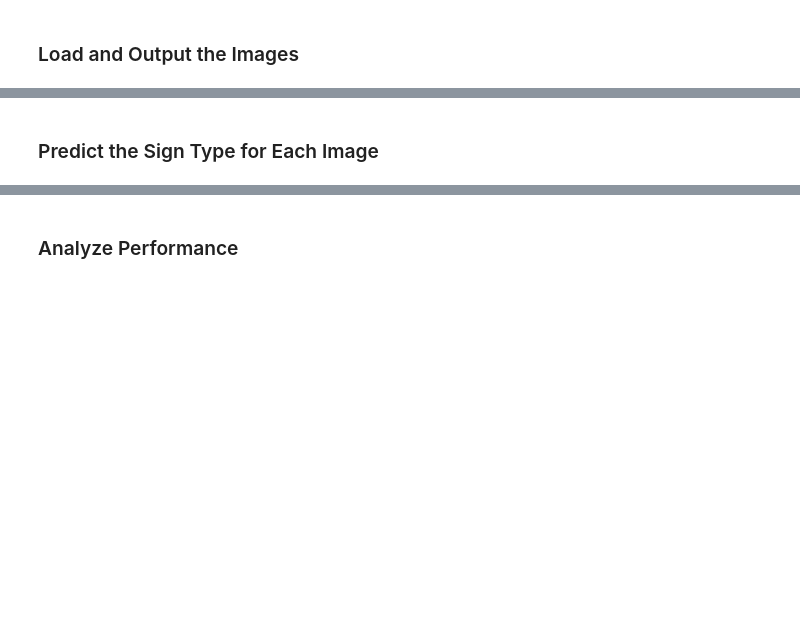
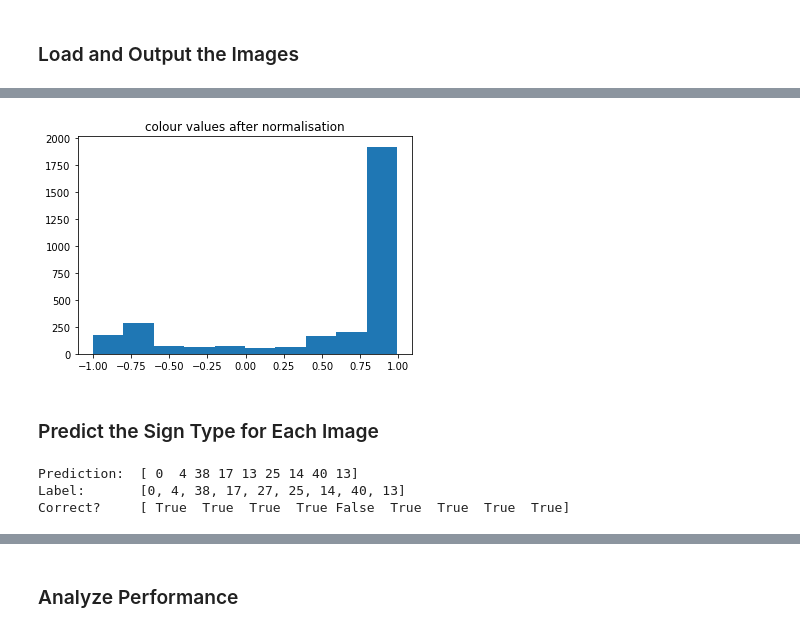
Before and after one commit to LachlanNXT/CarND-Traffic-Sign-Classifier-Project, a Jupyter notebook: Traffic_Sign_Classifier.ipynb, the cells around one changed output, grey strips where cells are left out. Cells and saved outputs as stored; diff of their text form; code cells hidden in the pictures; blank space fills up the shorter version.

```diff
--- a/Traffic_Sign_Classifier.ipynb
+++ b/Traffic_Sign_Classifier.ipynb
@@ -402,6 +449,26 @@ You may find `signnames.csv` useful as it contains mappings from the class id (i
+# %%
+plt.hist(X_images[0].flatten())
+plt.title("colour values after normalisation")
+plt.savefig('AfterNormColourImage.png', bbox_inches='tight')
+# %% [output]
+[figure, added]
 # %% [markdown]
 ### Predict the Sign Type for Each Image
 # %%
 ### Run the predictions here and use the model to output the prediction for each image.
 ### Make sure to pre-process the images with the same pre-processing pipeline used earlier.
 ### Feel free to use as many code cells as needed.
+with tf.Session() as sess:
+    saver.restore(sess, tf.train.latest_checkpoint('.'))
+    #output = sess.run(logits, feed_dict={x: X_images, y: y_images, keep_prob: 1})
+    prediction = sess.run(tf.argmax(logits, 1), feed_dict={x: X_images, y: y_images, keep_prob: 1})
+    correct = sess.run(correct_prediction, feed_dict={x: X_images, y: y_images, keep_prob: 1})
+    print('Prediction: ', prediction)
+    print('Label:      ', y_images)
+    print('Correct?    ', correct)
+    wrong = np.logical_not(correct)
+    wrongLabel = np.argmax(wrong)
+# %% [output]
+Prediction:  [ 0  4 38 17 13 25 14 40 13]
+Label:       [0, 4, 38, 17, 27, 25, 14, 40, 13]
+Correct?     [ True  True  True  True False  True  True  True  True]
```
Also changed, not shown: parts of 12 cells of this notebook, 17 other files.
